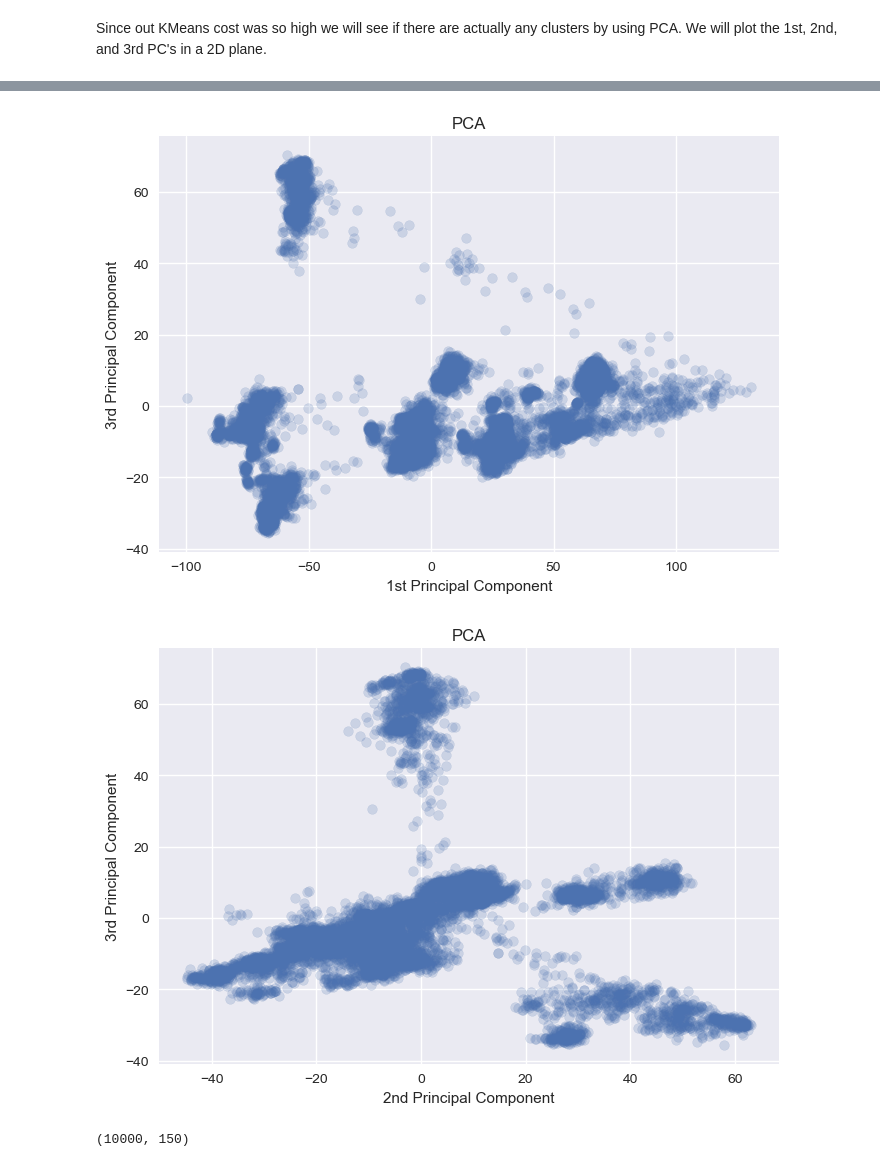
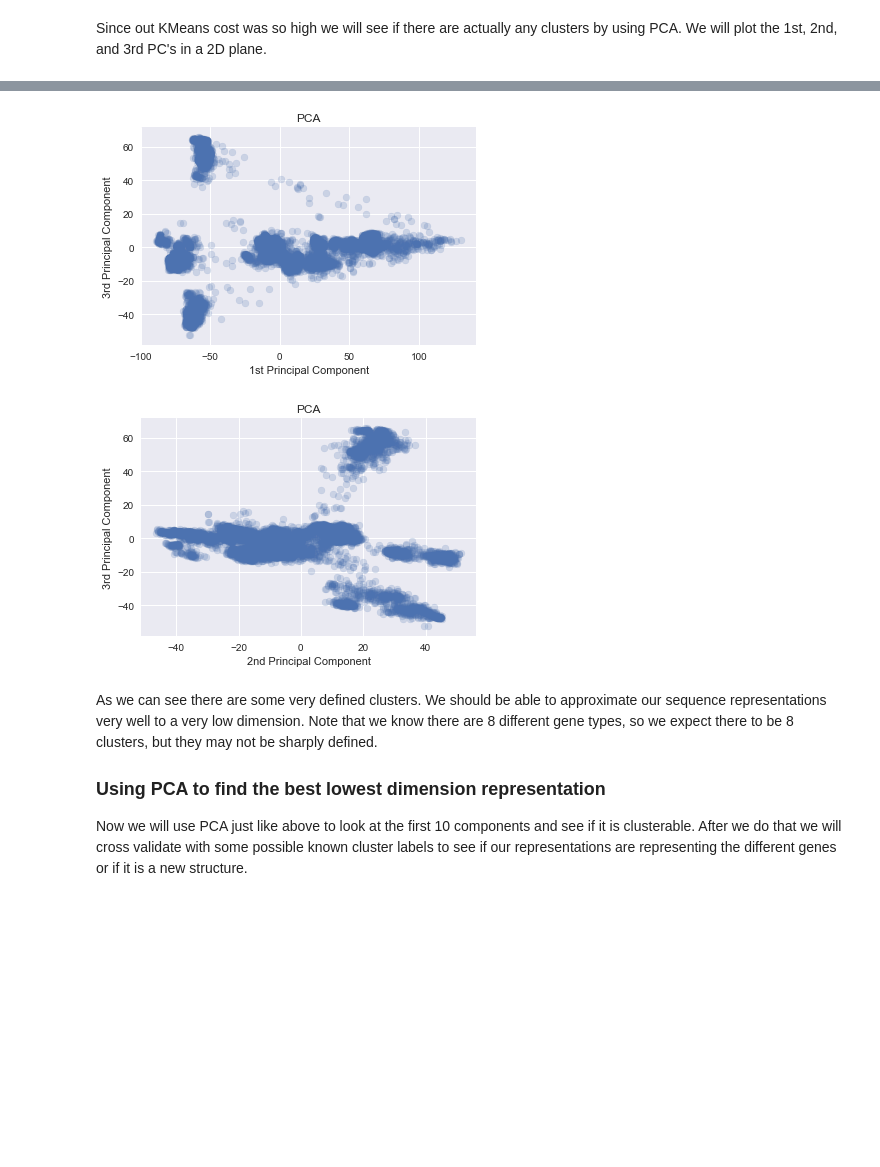
Before and after one commit to lukas-gust/data_mining_influenza, a Jupyter notebook: seq_distance.ipynb, the cells around one changed output, grey strips where cells are left out. Drawn from its saved outputs; the diff is of its cells as text; code cells hidden in the pictures; blank space fills up the shorter version.

```diff
--- a/seq_distance.ipynb
+++ b/seq_distance.ipynb
@@ -17,7 +17,7 @@ from itertools import product
 from FASTA_parse import sequence
 # %%
 import matplotlib.pyplot as plt
-plt.rcParams['figure.dpi'] = 100
+plt.rcParams['figure.dpi'] = 150
 plt.style.use('seaborn')
 # %%
 # read in the sequences
@@ -156,7 +155,7 @@ Since out KMeans cost was so high we will see if there are actually any clusters
 # TODO extract gene type and see if clusters correspond to the different genes
 from sklearn.decomposition import PCA
 
-pca = PCA(n_components=200)
+pca = PCA(n_components=3)
 new_X = pca.fit_transform(X)
 
 plt.scatter(new_X[:,0], new_X[:,1], alpha=.2)
@@ -181,6 +180,7 @@ plt.show()
-[figure, old version]
+[figure, new version]
-[figure, old version]
+[figure, new version]
-# %%
-new_X.shape
-# %% [output]
-(10000, 150)
+# %% [markdown]
+As we can see there are some very defined clusters. We should be able to approximate our sequence representations very well to a very low dimension. Note that we know there are 8 different gene types, so we expect there to be 8 clusters, but they may not be sharply defined.
+
+### Using PCA to find the best lowest dimension representation
+Now we will use PCA just like above to look at the first 10 components and see if it is clusterable. After we do that we will cross validate with some possible known cluster labels to see if our representations are representing the different genes or if it is a new structure.
```
Also changed, not shown: parts of 13 cells of this notebook.
